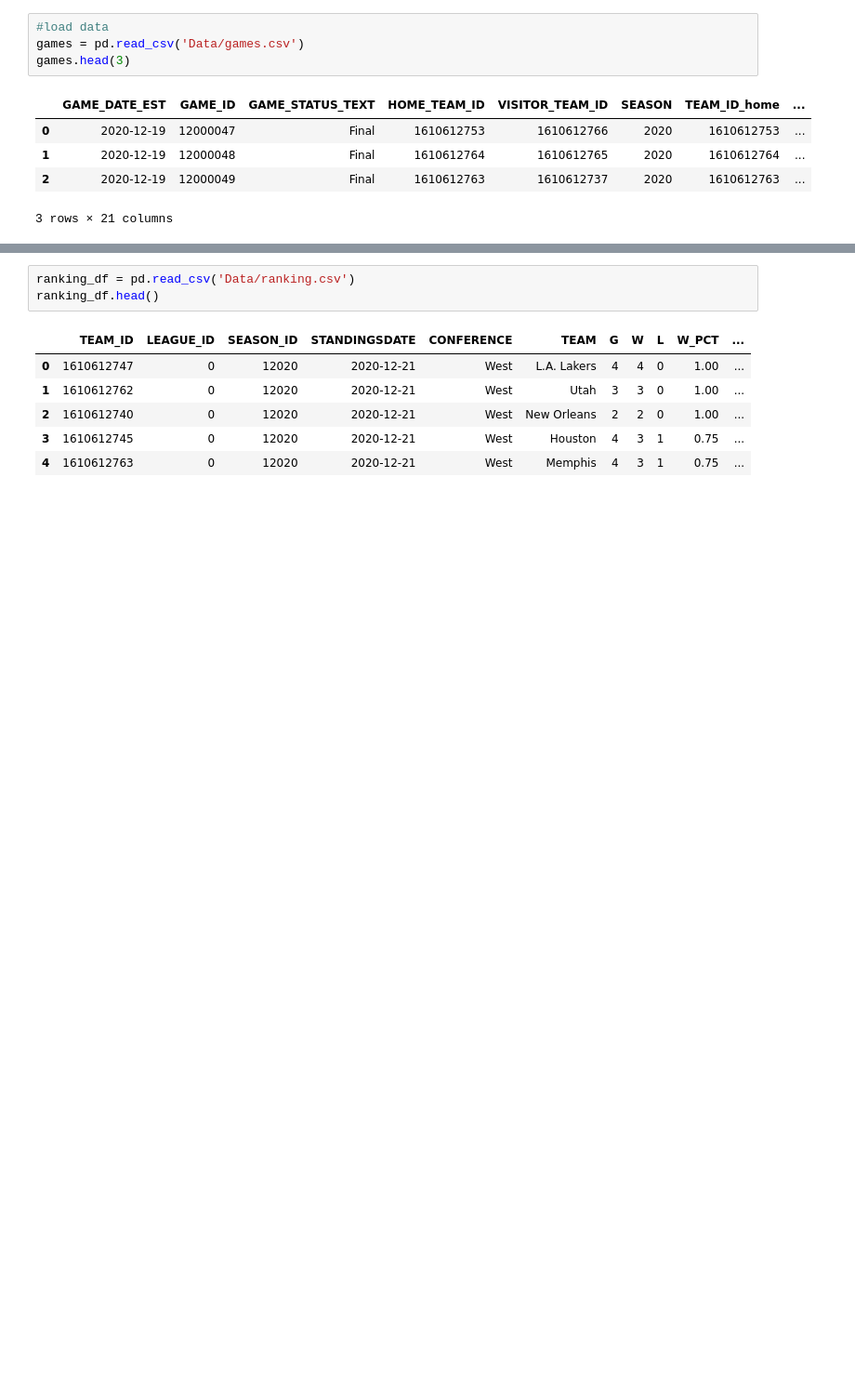
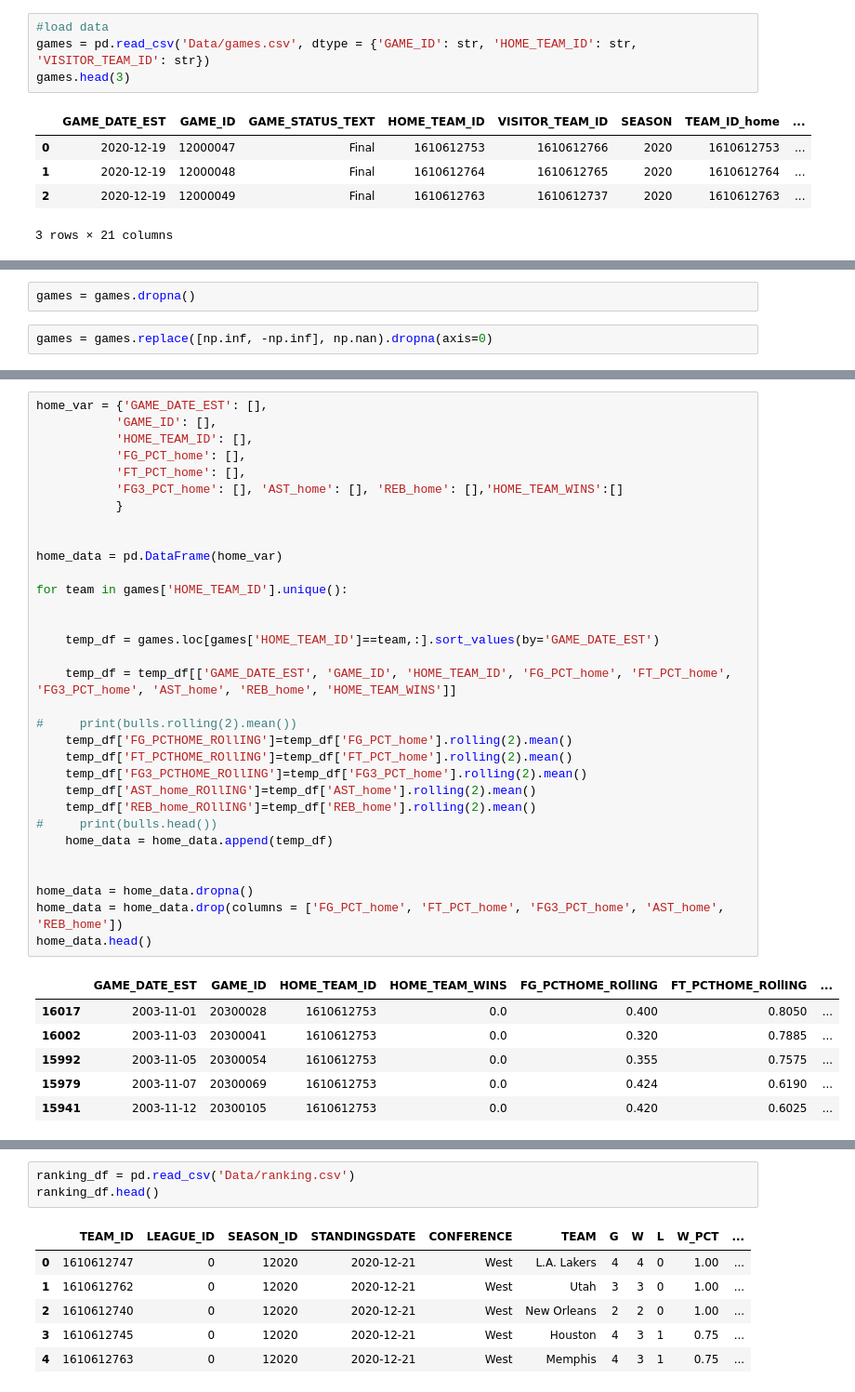
Before and after one commit to olivedisaster/final-project, a Jupyter notebook: rstest.ipynb, the cells around one changed output, grey strips where cells are left out. Shown at 93% size. Cells and saved outputs as stored; diff of their text form; blank space fills up the shorter version.

```diff
--- a/rstest.ipynb
+++ b/rstest.ipynb
@@ -20,7 +20,7 @@ from sklearn import tree
 # Exploring "games" csv
 # %%
 #load data
-games = pd.read_csv('Data/games.csv')
+games = pd.read_csv('Data/games.csv', dtype = {'GAME_ID': str, 'HOME_TEAM_ID': str, 'VISITOR_TEAM_ID': str})
 games.head(3)
 # %% [output]
 |  | GAME_DATE_EST | GAME_ID | GAME_STATUS_TEXT | HOME_TEAM_ID | VISITOR_TEAM_ID | SEASON | TEAM_ID_home | ... |
@@ -30,0 +56,4 @@ games.head(3)
+# %%
+games = games.dropna()
+# %%
+games = games.replace([np.inf, -np.inf], np.nan).dropna(axis=0)
@@ -30,0 +80,39 @@ games.head(3)
+# %%
+home_var = {'GAME_DATE_EST': [],
+           'GAME_ID': [],
+           'HOME_TEAM_ID': [],
+           'FG_PCT_home': [],
+           'FT_PCT_home': [],
+           'FG3_PCT_home': [], 'AST_home': [], 'REB_home': [],'HOME_TEAM_WINS':[]
+           }
+
+
+home_data = pd.DataFrame(home_var)
+
+for team in games['HOME_TEAM_ID'].unique():
+
+
+    temp_df = games.loc[games['HOME_TEAM_ID']==team,:].sort_values(by='GAME_DATE_EST')
+
+    temp_df = temp_df[['GAME_DATE_EST', 'GAME_ID', 'HOME_TEAM_ID', 'FG_PCT_home', 'FT_PCT_home', 'FG3_PCT_home', 'AST_home', 'REB_home', 'HOME_TEAM_WINS']]
+
+#     print(bulls.rolling(2).mean())
+    temp_df['FG_PCTHOME_ROllING']=temp_df['FG_PCT_home'].rolling(2).mean()
+    temp_df['FT_PCTHOME_ROllING']=temp_df['FT_PCT_home'].rolling(2).mean()
+    temp_df['FG3_PCTHOME_ROllING']=temp_df['FG3_PCT_home'].rolling(2).mean()
+    temp_df['AST_home_ROllING']=temp_df['AST_home'].rolling(2).mean()
+    temp_df['REB_home_ROllING']=temp_df['REB_home'].rolling(2).mean()
+#     print(bulls.head())
+    home_data = home_data.append(temp_df)
+
+
+home_data = home_data.dropna()
+home_data = home_data.drop(columns = ['FG_PCT_home', 'FT_PCT_home', 'FG3_PCT_home', 'AST_home', 'REB_home'])
+home_data.head()
+# %% [output]
+|  | GAME_DATE_EST | GAME_ID | HOME_TEAM_ID | HOME_TEAM_WINS | FG_PCTHOME_ROllING | FT_PCTHOME_ROllING | ... |
+| 16017 | 2003-11-01 | 20300028 | 1610612753 | 0.0 | 0.400 | 0.8050 | ... |
+| 16002 | 2003-11-03 | 20300041 | 1610612753 | 0.0 | 0.320 | 0.7885 | ... |
+| 15992 | 2003-11-05 | 20300054 | 1610612753 | 0.0 | 0.355 | 0.7575 | ... |
+| 15979 | 2003-11-07 | 20300069 | 1610612753 | 0.0 | 0.424 | 0.6190 | ... |
+| 15941 | 2003-11-12 | 20300105 | 1610612753 | 0.0 | 0.420 | 0.6025 | ... |
```
Also changed, not shown: parts of 34 cells of this notebook.
